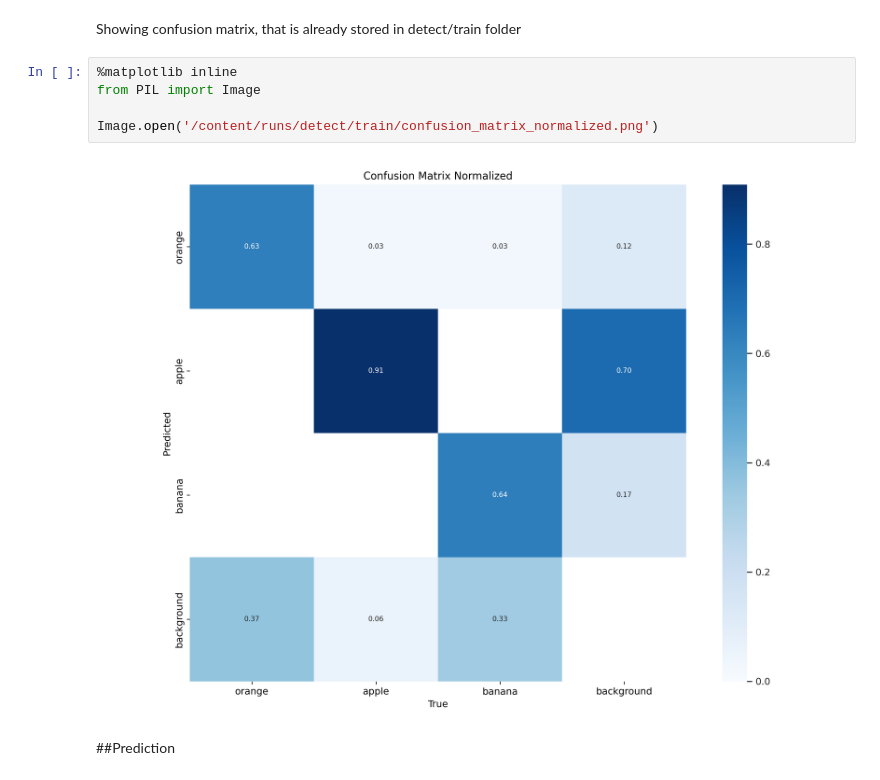
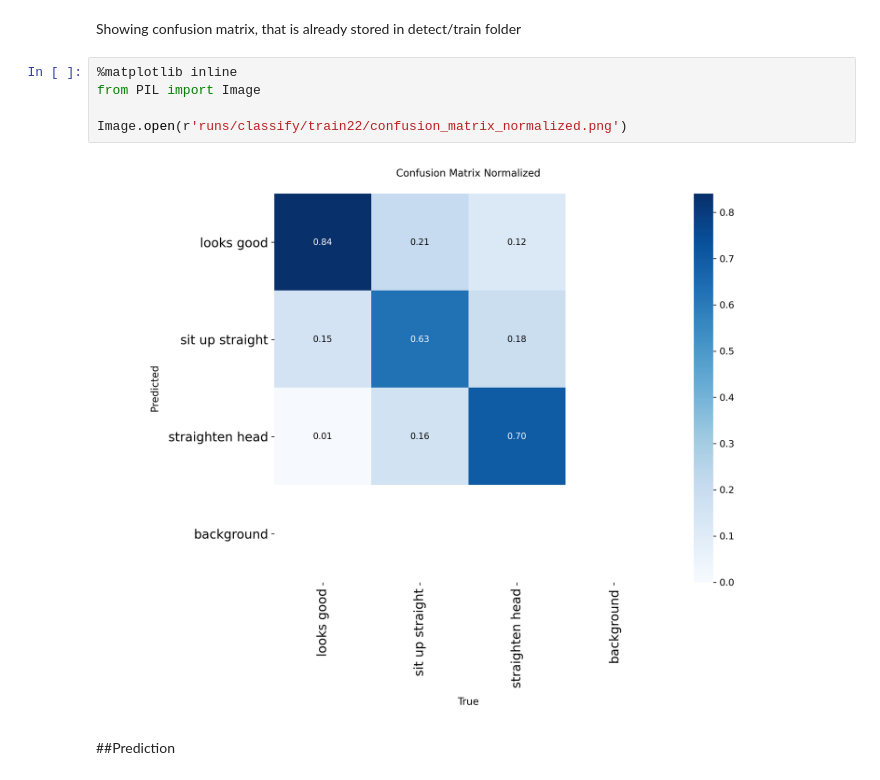
Before and after one commit to ekam-n/IAT360-Computer-Vision-Project, a Jupyter notebook: ComputerVisionProject.ipynb, the cells around one changed output. Cells and saved outputs as stored; diff of their text form.

```diff
--- a/ComputerVisionProject.ipynb
+++ b/ComputerVisionProject.ipynb
@@ -180,10 +289,10 @@ Showing confusion matrix, that is already stored in detect/train folder
 # %%
 %matplotlib inline
 from PIL import Image
 
-Image.open('/content/runs/detect/train/confusion_matrix_normalized.png')
+Image.open(r'runs/classify/train22/confusion_matrix_normalized.png')
 # %% [output]
-[figure, old version]
+[figure, new version]
 # %% [markdown]
 ##Prediction
 # %%
```
Also changed, not shown: parts of 6 cells of this notebook.
